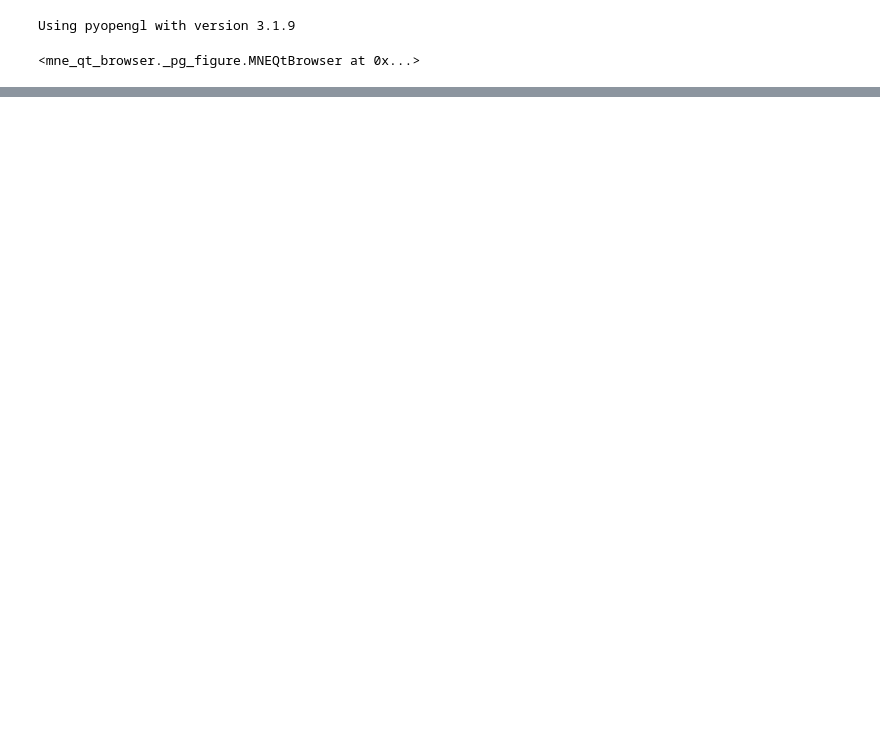
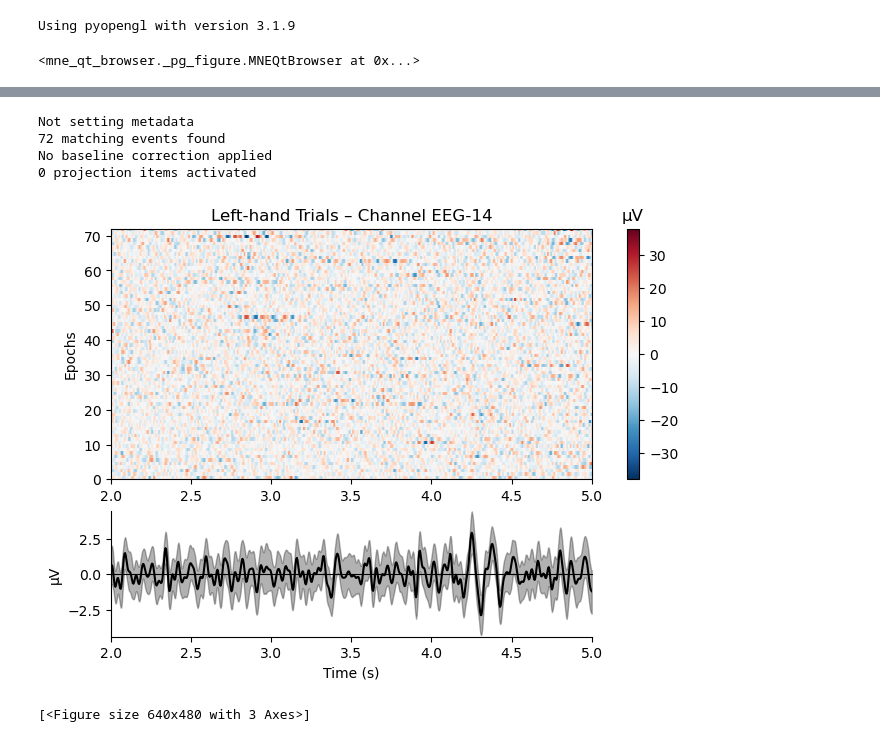
Before and after one commit to VictoryChianumba/robust-eeg-models, a Jupyter notebook: data_test.ipynb, the cells around one changed output, grey strips where cells are left out. Cells and saved outputs as stored; diff of their text form; code cells hidden in the pictures; blank space fills up the shorter version.

```diff
--- a/data_test.ipynb
+++ b/data_test.ipynb
@@ -123,0 +127,4 @@ ValueError: picks ('C3') could not be interpreted as channel names (no channel "
+# %%
+
+left_epochs = epochs['left_hand']
+left_epochs.plot(n_epochs=10, title="Left-hand Motor Imagery Trials")
@@ -123,0 +139,9 @@ ValueError: picks ('C3') could not be interpreted as channel names (no channel "
+# %%
+left_epochs.plot_image(picks='EEG-14', title='Left-hand Trials – Channel EEG-14')
+# %% [output]
+Not setting metadata
+72 matching events found
+No baseline correction applied
+0 projection items activated
+[figure, added]
+[<Figure size 640x480 with 3 Axes>]
```
Also changed, not shown: parts of 14 cells of this notebook, 5 other files.
